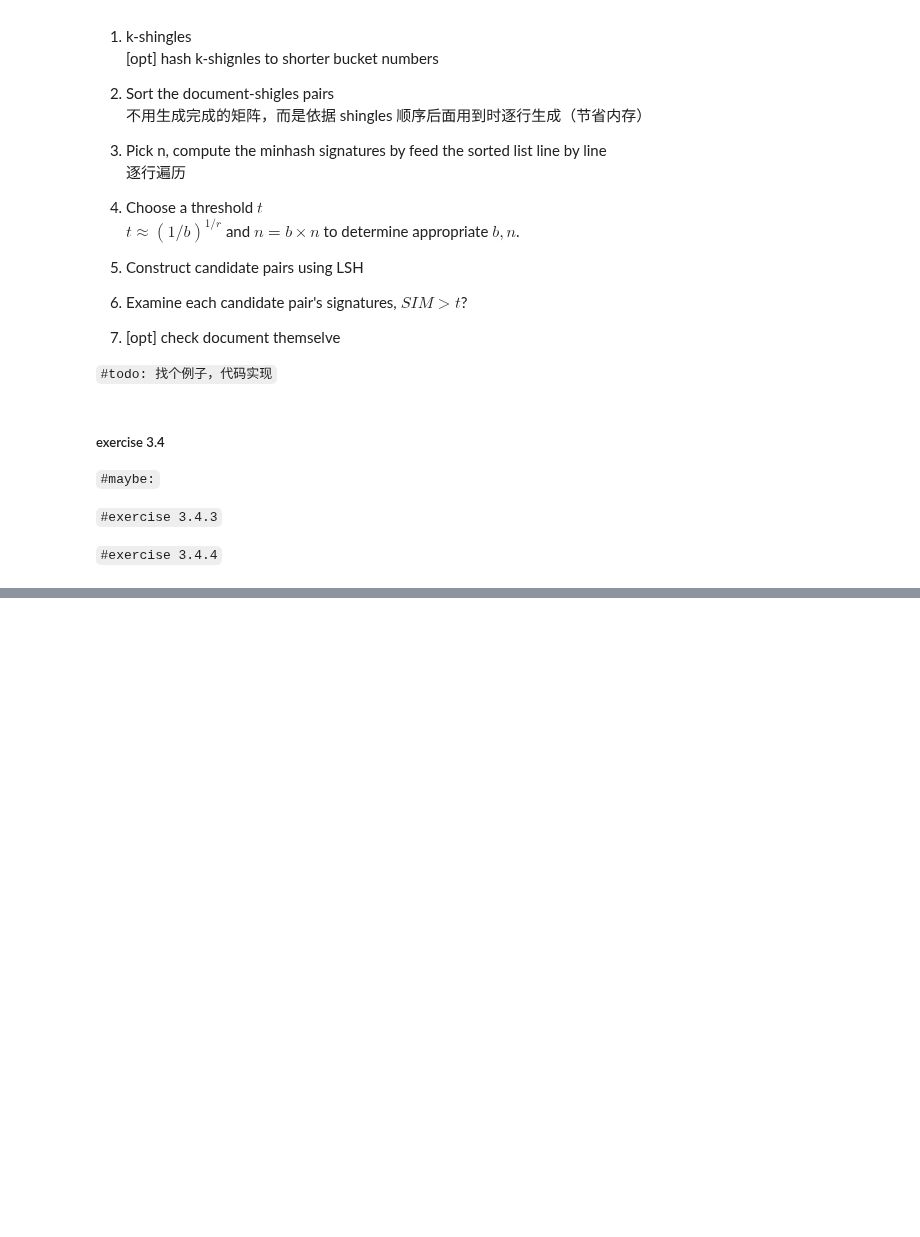
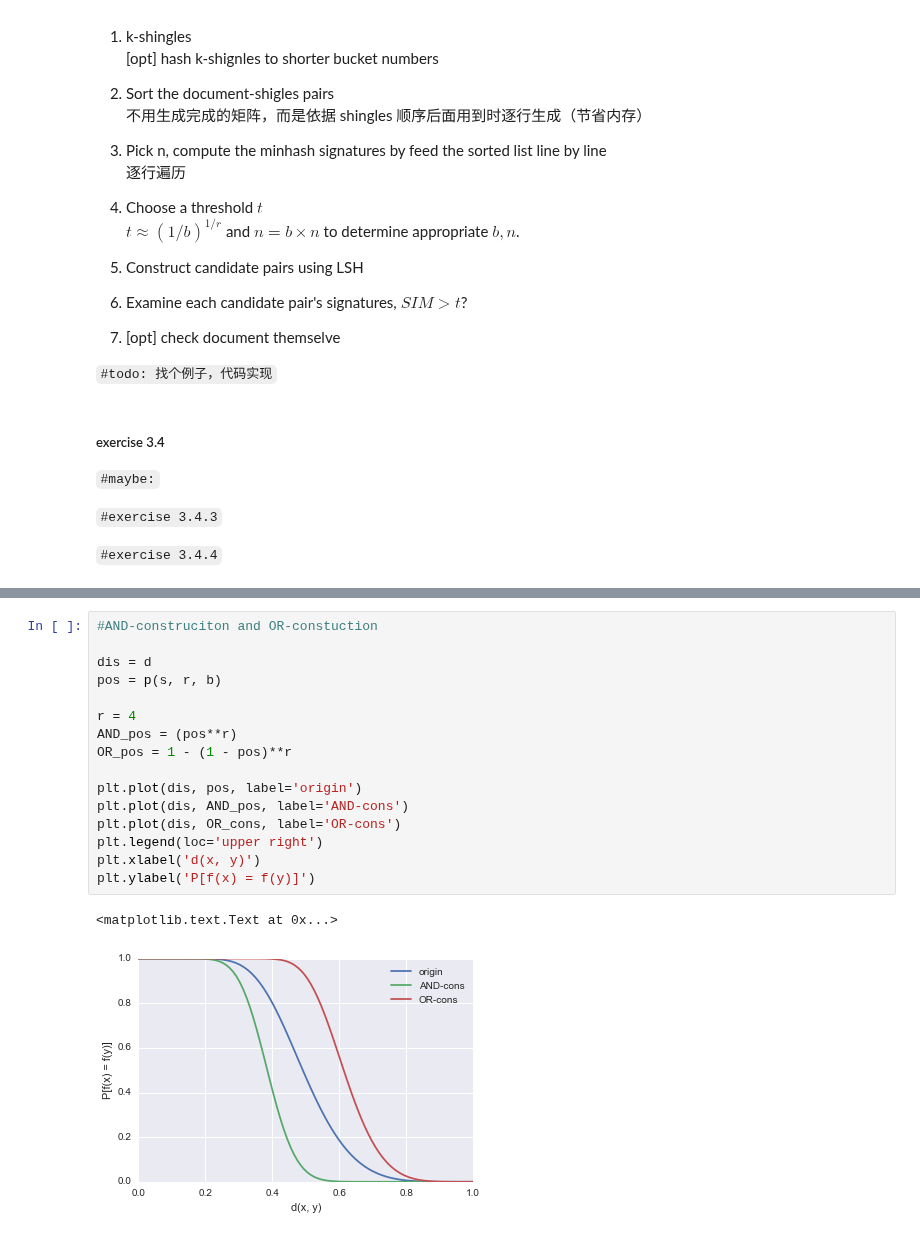
Before and after one commit to facaiy/book_notes, a Jupyter notebook: Mining_of_Massive_Datasets/Finding_Similar_Items/note.ipynb, the cells around one changed output, grey strips where cells are left out. Cells and saved outputs as stored; diff of their text form; blank space fills up the shorter version.

```diff
--- a/Mining_of_Massive_Datasets/Finding_Similar_Items/note.ipynb
+++ b/Mining_of_Massive_Datasets/Finding_Similar_Items/note.ipynb
@@ -843,0 +909,19 @@ a family of functions should statify 3 conditions:
+# %%
+#AND-construciton and OR-constuction
+
+dis = d
+pos = p(s, r, b)
+
+r = 4
+AND_pos = (pos**r)
+OR_pos = 1 - (1 - pos)**r
+
+plt.plot(dis, pos, label='origin')
+plt.plot(dis, AND_pos, label='AND-cons')
+plt.plot(dis, OR_cons, label='OR-cons')
+plt.legend(loc='upper right')
+plt.xlabel('d(x, y)')
+plt.ylabel('P[f(x) = f(y)]')
+# %% [output]
+<matplotlib.text.Text at 0x...>
+[figure, added]
```
Also changed, not shown: parts of 15 cells of this notebook.
